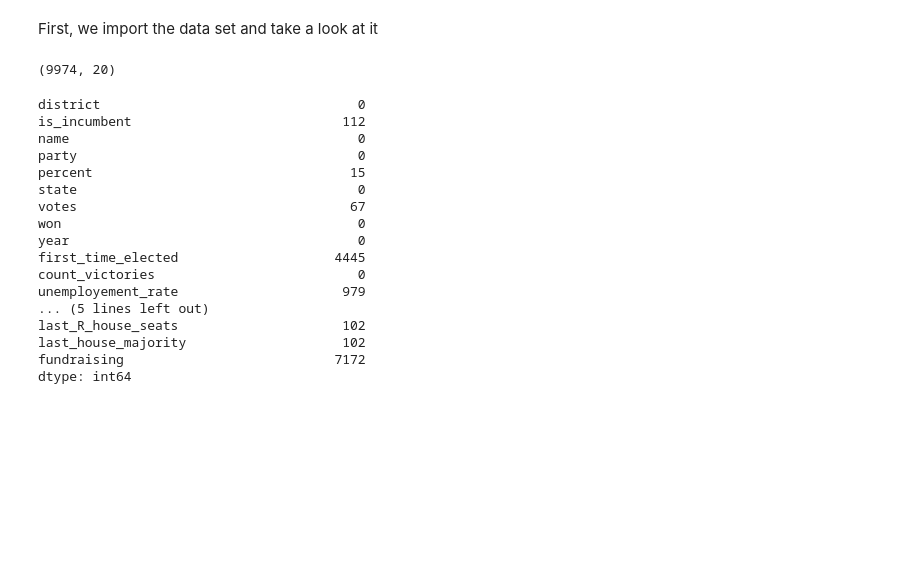
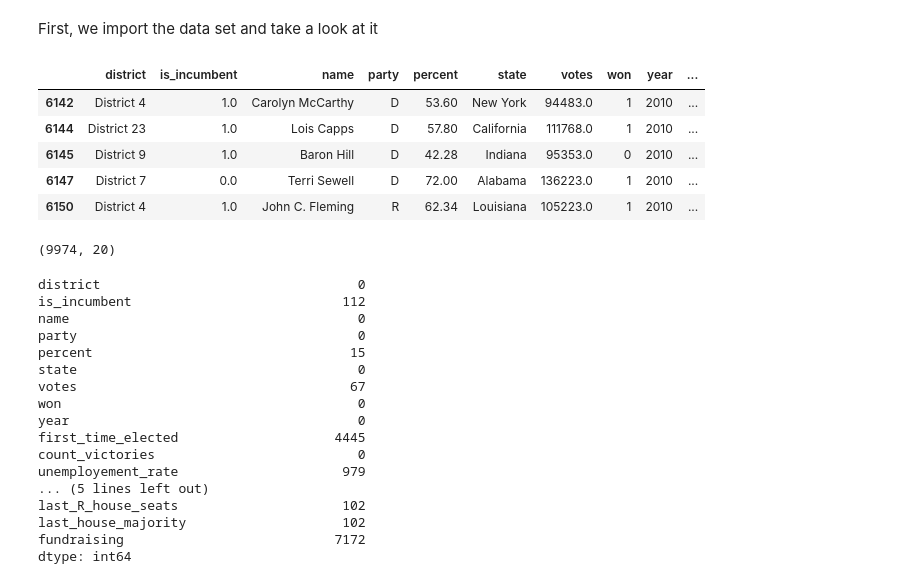
Before and after one commit to pmary/harvard_E-109A_final, a Jupyter notebook: 04_clean_NaN_and_PCA_copy1.ipynb, the cells around one changed output. Saved outputs shown, nothing was run; the diff lists cells and outputs as text; code cells hidden in the pictures; blank space fills up the shorter version.

```diff
--- a/04_clean_NaN_and_PCA_copy1.ipynb
+++ b/04_clean_NaN_and_PCA_copy1.ipynb
@@ -19,9 +19,16 @@ First, we import the data set and take a look at it
 # %%
 house_df = pd.read_csv('data/ready_to_use_dataset.csv')
 house_df = house_df.drop_duplicates(['year', 'state', 'district', 'name'])
+display(house_df.dropna().head())
 nan_df = house_df.copy()
 nan_df.shape
 # %% [output]
+|  | district | is_incumbent | name | party | percent | state | votes | won | year | ... |
+| 6142 | District 4 | 1.0 | Carolyn McCarthy | D | 53.60 | New York | 94483.0 | 1 | 2010 | ... |
+| 6144 | District 23 | 1.0 | Lois Capps | D | 57.80 | California | 111768.0 | 1 | 2010 | ... |
+| 6145 | District 9 | 1.0 | Baron Hill | D | 42.28 | Indiana | 95353.0 | 0 | 2010 | ... |
+| 6147 | District 7 | 0.0 | Terri Sewell | D | 72.00 | Alabama | 136223.0 | 1 | 2010 | ... |
+| 6150 | District 4 | 1.0 | John C. Fleming | R | 62.34 | Louisiana | 105223.0 | 1 | 2010 | ... |
 (9974, 20)
 # %%
 #get columns with NaN data
```
Also changed, not shown: 1 other file.
